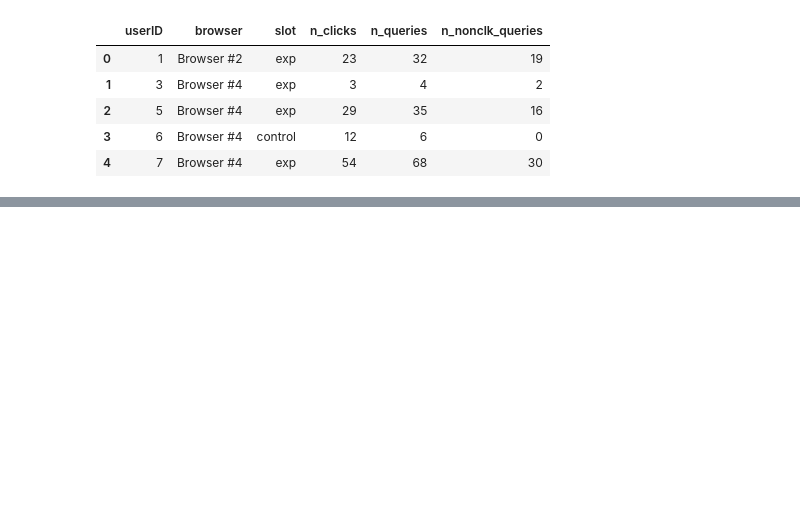
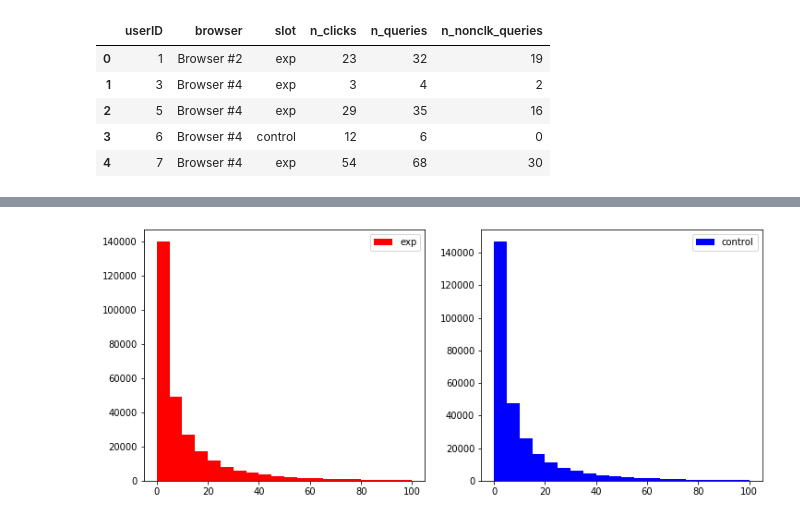
Before and after one commit to laurynovich/Coursera, a Jupyter notebook: Математика и Python для анализа данных/Построение выводов по данным/My assignments/Week4/Анализ результатов АБ-теста.ipynb, the cells around one changed output, grey strips where cells are left out. Drawn from its saved outputs; the diff is of its cells as text; code cells hidden in the pictures; blank space fills up the shorter version.

```diff
--- a/Математика и Python для анализа данных/Построение выводов по данным/My assignments/Week4/Анализ результатов АБ-теста.ipynb
+++ b/Математика и Python для анализа данных/Построение выводов по данным/My assignments/Week4/Анализ результатов АБ-теста.ipynb
@@ -24,0 +52,3 @@ data.head()
+# %%
+exp_data = data.query('slot == "exp"')
+control = data.query('slot == "control"')
@@ -24,0 +101,13 @@ data.head()
+# %%
+pylab.figure(figsize(12, 5))
+pylab.subplot(1,2,1)
+pylab.hist(exp_data.n_clicks, bins = 20, color = 'r', range = (0, 100), label = 'exp')
+pylab.legend()
+
+pylab.subplot(1,2,2)
+pylab.hist(control.n_clicks, bins = 20, color = 'b', range = (0, 100), label = 'control')
+pylab.legend()
+
+pylab.show()
+# %% [output]
+[figure, added]
```
Also changed, not shown: parts of 22 cells of this notebook, 1 other file.
